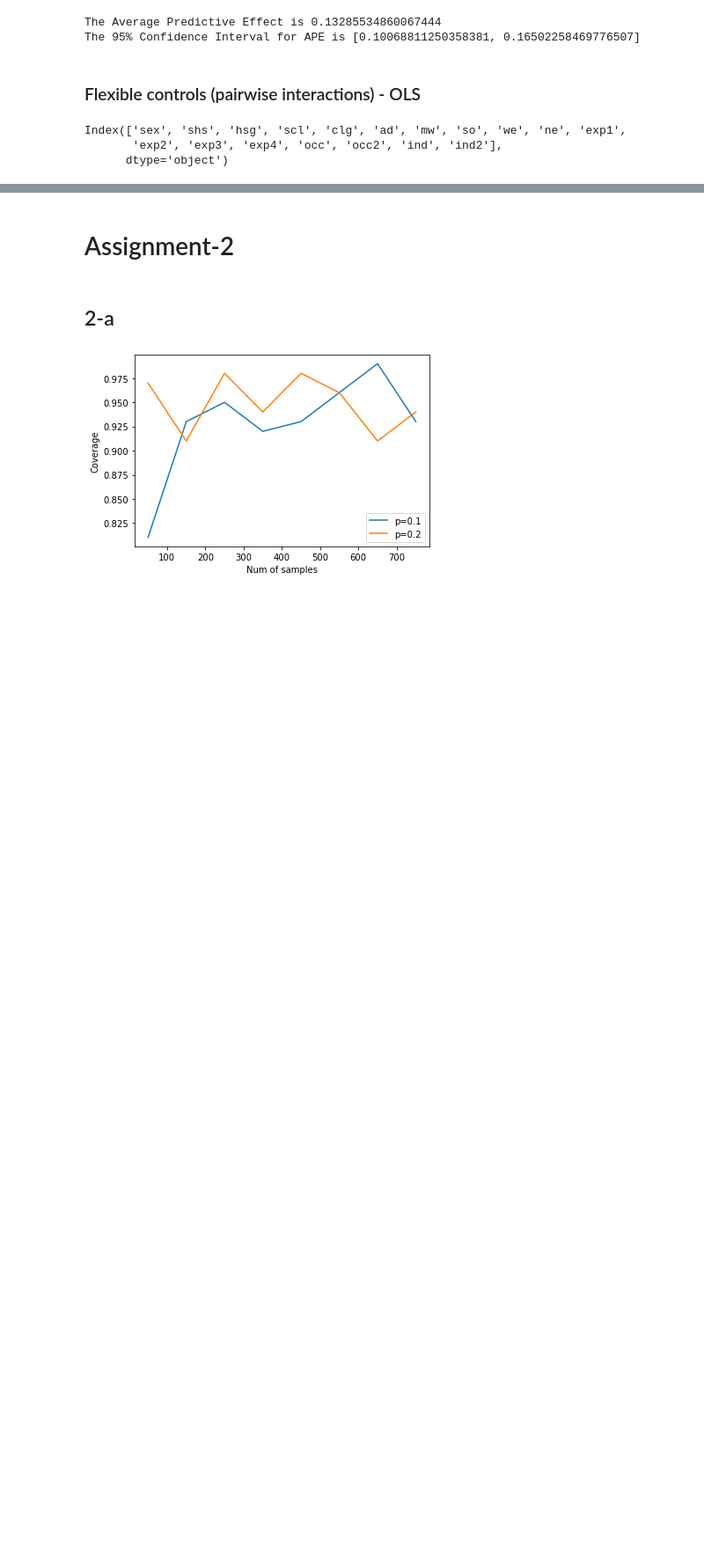
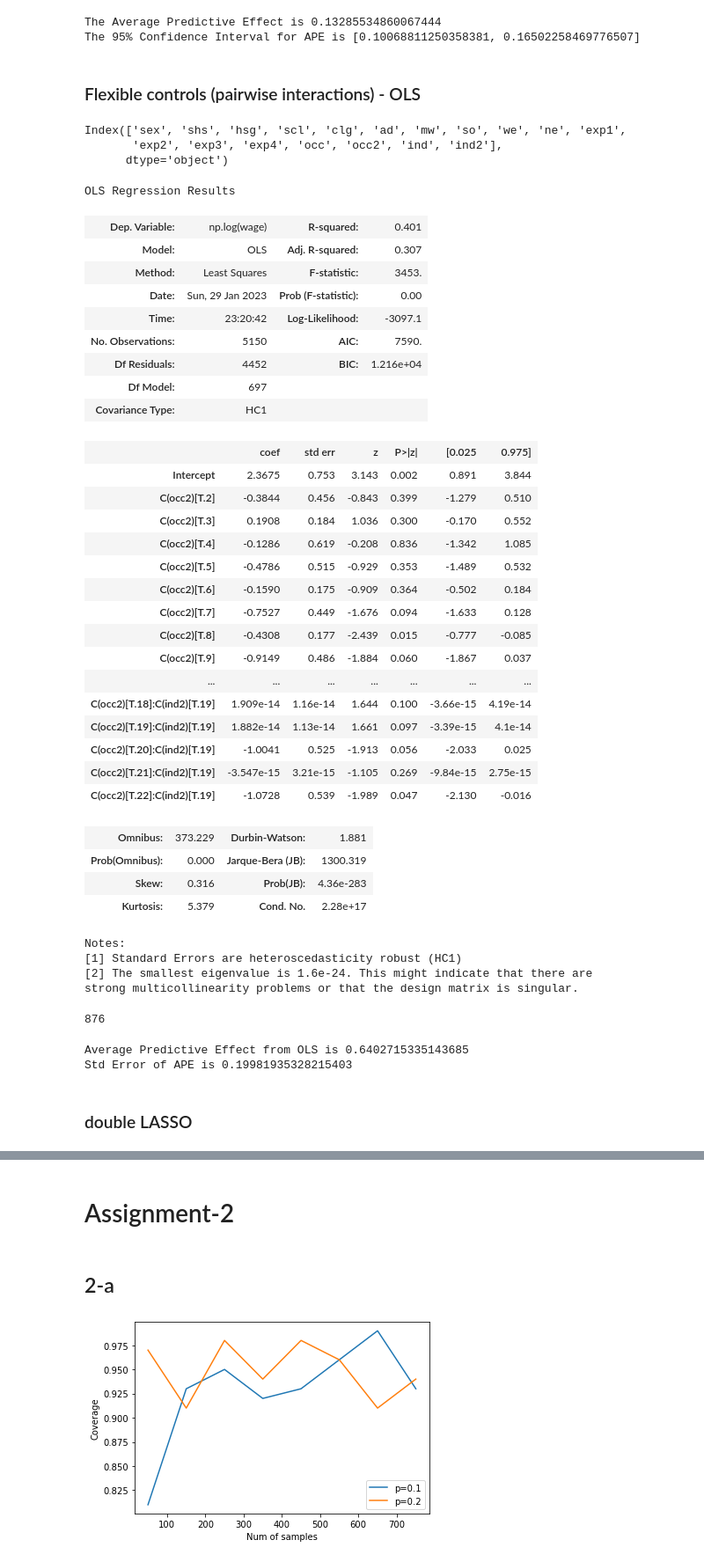
Before and after one commit to pradyumna-singh/MetricsMLNotebooks, a Jupyter notebook: hw/hw-2/HW-2.ipynb, the cells around one changed output, grey strips where cells are left out. Shown: that part at 88% size. Saved outputs shown, nothing was run; the diff lists cells and outputs as text; code cells hidden in the pictures; blank space fills up the shorter version.

Commit message:
updated with problem-1

```diff
--- a/hw/hw-2/HW-2.ipynb
+++ b/hw/hw-2/HW-2.ipynb
@@ -126,3 +132,55 @@ Z.columns
 Index(['sex', 'shs', 'hsg', 'scl', 'clg', 'ad', 'mw', 'so', 'we', 'ne', 'exp1',
        'exp2', 'exp3', 'exp4', 'occ', 'occ2', 'ind', 'ind2'],
       dtype='object')
+# %%
+flex = smf.ols("np.log(wage) ~ (clg+sex+mw+so+we+exp1+exp2+exp3+exp4+C(occ2)+C(ind2))**2",
+              data)
+flex_results = flex.fit(cov_type="HC1")
+flex_results.summary()
+# %% [output]
+OLS Regression Results
+| Dep. Variable: | np.log(wage) | R-squared: | 0.401 |
+| Model: | OLS | Adj. R-squared: | 0.307 |
+| Method: | Least Squares | F-statistic: | 3453. |
+| Date: | Sun, 29 Jan 2023 | Prob (F-statistic): | 0.00 |
+| Time: | 23:20:42 | Log-Likelihood: | -3097.1 |
+| No. Observations: | 5150 | AIC: | 7590. |
+| Df Residuals: | 4452 | BIC: | 1.216e+04 |
+| Df Model: | 697 |  |  |
+| Covariance Type: | HC1 |  |  |
+|  | coef | std err | z | P>|z| | [0.025 | 0.975] |
+| Intercept | 2.3675 | 0.753 | 3.143 | 0.002 | 0.891 | 3.844 |
+| C(occ2)[T.2] | -0.3844 | 0.456 | -0.843 | 0.399 | -1.279 | 0.510 |
+| C(occ2)[T.3] | 0.1908 | 0.184 | 1.036 | 0.300 | -0.170 | 0.552 |
+| C(occ2)[T.4] | -0.1286 | 0.619 | -0.208 | 0.836 | -1.342 | 1.085 |
+| C(occ2)[T.5] | -0.4786 | 0.515 | -0.929 | 0.353 | -1.489 | 0.532 |
+| C(occ2)[T.6] | -0.1590 | 0.175 | -0.909 | 0.364 | -0.502 | 0.184 |
+| C(occ2)[T.7] | -0.7527 | 0.449 | -1.676 | 0.094 | -1.633 | 0.128 |
+| C(occ2)[T.8] | -0.4308 | 0.177 | -2.439 | 0.015 | -0.777 | -0.085 |
+| C(occ2)[T.9] | -0.9149 | 0.486 | -1.884 | 0.060 | -1.867 | 0.037 |
+| ... | ... | ... | ... | ... | ... | ... |
+| C(occ2)[T.18]:C(ind2)[T.19] | 1.909e-14 | 1.16e-14 | 1.644 | 0.100 | -3.66e-15 | 4.19e-14 |
+| C(occ2)[T.19]:C(ind2)[T.19] | 1.882e-14 | 1.13e-14 | 1.661 | 0.097 | -3.39e-15 | 4.1e-14 |
+| C(occ2)[T.20]:C(ind2)[T.19] | -1.0041 | 0.525 | -1.913 | 0.056 | -2.033 | 0.025 |
+| C(occ2)[T.21]:C(ind2)[T.19] | -3.547e-15 | 3.21e-15 | -1.105 | 0.269 | -9.84e-15 | 2.75e-15 |
+| C(occ2)[T.22]:C(ind2)[T.19] | -1.0728 | 0.539 | -1.989 | 0.047 | -2.130 | -0.016 |
+| Omnibus: | 373.229 | Durbin-Watson: | 1.881 |
+| Prob(Omnibus): | 0.000 | Jarque-Bera (JB): | 1300.319 |
+| Skew: | 0.316 | Prob(JB): | 4.36e-283 |
+| Kurtosis: | 5.379 | Cond. No. | 2.28e+17 |
+Notes:
+[1] Standard Errors are heteroscedasticity robust (HC1)
+[2] The smallest eigenvalue is 1.6e-24. This might indicate that there are
+strong multicollinearity problems or that the design matrix is singular.
+# %%
+len(flex_results.params.index)
+# %% [output]
+876
+# %%
+print(f'Average Predictive Effect from OLS is {flex_results.params[flex.exog_names.index("clg")]}')
+print(f'Std Error of APE is {flex_results.HC1_se[flex.exog_names.index("clg")]}')
+# %% [output]
+Average Predictive Effect from OLS is 0.6402715335143685
+Std Error of APE is 0.19981935328215403
+# %% [markdown]
+### double LASSO
```
Also changed, not shown: parts of 38 cells of this notebook.
